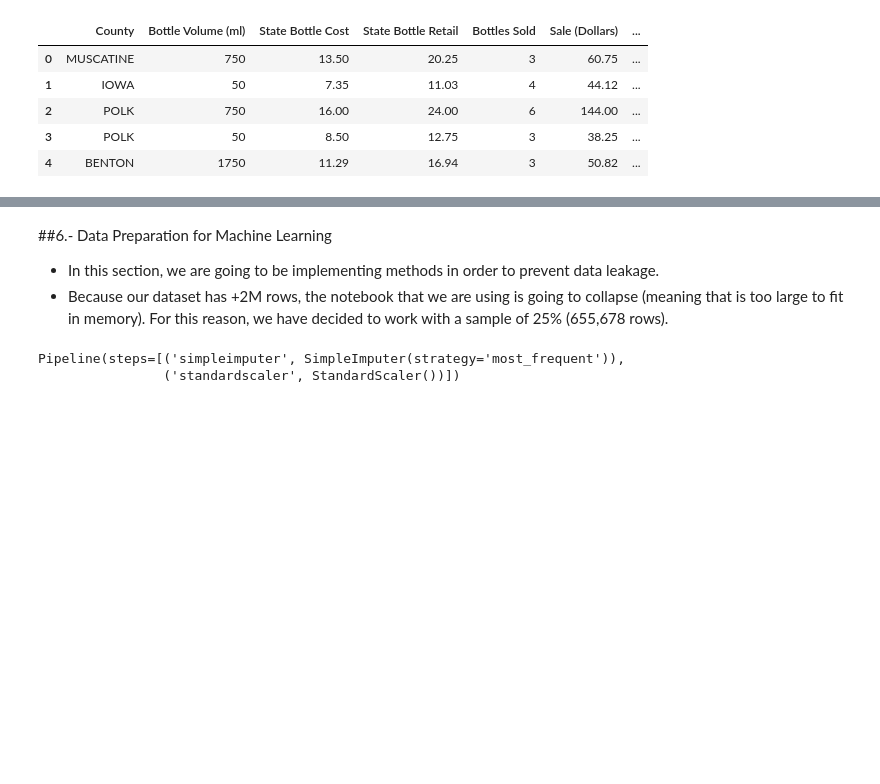
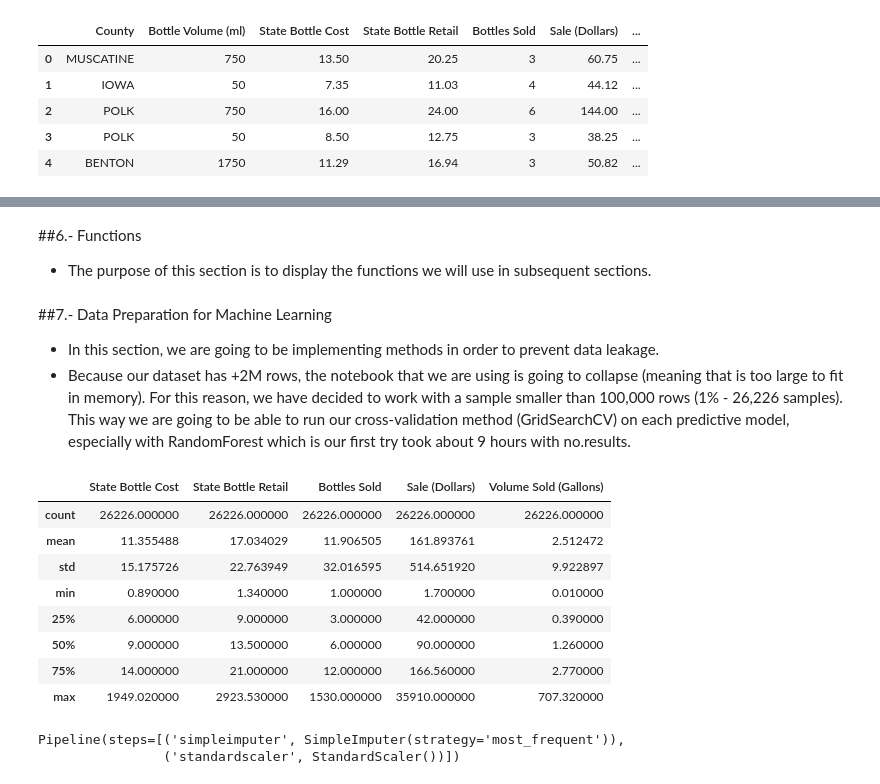
Before and after one commit to edleafvirtual/Project-2.-Iowa_Liquor_Sales, a Jupyter notebook: Part_B--ML_Modeling.ipynb, the cells around one changed output, grey strips where cells are left out. Saved outputs shown, nothing was run; the diff lists cells and outputs as text; code cells hidden in the pictures; blank space fills up the shorter version.

```diff
--- a/Part_B--ML_Modeling.ipynb
+++ b/Part_B--ML_Modeling.ipynb
@@ -354,0 +358,5 @@ df.head()
+# %%
+# Drop more columns.
+df.drop(columns = ['Bottle Volume (ml)', 'Volume Sold (Liters)'],
+        inplace = True)
+df.head(5)
@@ -354,0 +370,3 @@ df.head()
+# %% [markdown]
+##6.- Functions
+- The purpose of this section is to display the functions we will use in subsequent sections.
@@ -355,10 +383,23 @@ df.head()
 # %% [markdown]
-##6.- Data Preparation for Machine Learning
+##7.- Data Preparation for Machine Learning
 - In this section, we are going to be implementing methods in order to prevent data leakage.
-- Because our dataset has +2M rows, the notebook that we are using is going to collapse (meaning that is too large to fit in memory). For this reason, we have decided to work with a sample of 25% (655,678 rows).
+- Because our dataset has +2M rows, the notebook that we are using is going to collapse (meaning that is too large to fit in memory). For this reason, we have decided to work with a sample smaller than 100,000 rows (1% - 26,226 samples). This way we are going to be able to run our cross-validation method (GridSearchCV) on each predictive model, especially with RandomForest which is our first try took about 9 hours with no.results.
 # %%
 # Data sampling.
-df_sample = df.sample(frac=0.25, random_state=42)
+df_sample = df.sample(frac=0.01, random_state=42)
+# %%
+# Statistical summary.
+df_sample.describe()
+# %% [output]
+|  | State Bottle Cost | State Bottle Retail | Bottles Sold | Sale (Dollars) | Volume Sold (Gallons) |
+| count | 26226.000000 | 26226.000000 | 26226.000000 | 26226.000000 | 26226.000000 |
+| mean | 11.355488 | 17.034029 | 11.906505 | 161.893761 | 2.512472 |
+| std | 15.175726 | 22.763949 | 32.016595 | 514.651920 | 9.922897 |
+| min | 0.890000 | 1.340000 | 1.000000 | 1.700000 | 0.010000 |
+| 25% | 6.000000 | 9.000000 | 3.000000 | 42.000000 | 0.390000 |
+| 50% | 9.000000 | 13.500000 | 6.000000 | 90.000000 | 1.260000 |
+| 75% | 14.000000 | 21.000000 | 12.000000 | 166.560000 | 2.770000 |
+| max | 1949.020000 | 2923.530000 | 1530.000000 | 35910.000000 | 707.320000 |
 # %%
 # Define features and target.
 X = df_sample.drop(columns='Volume Sold (Gallons)')
```
Also changed, not shown: parts of 118 cells of this notebook.
